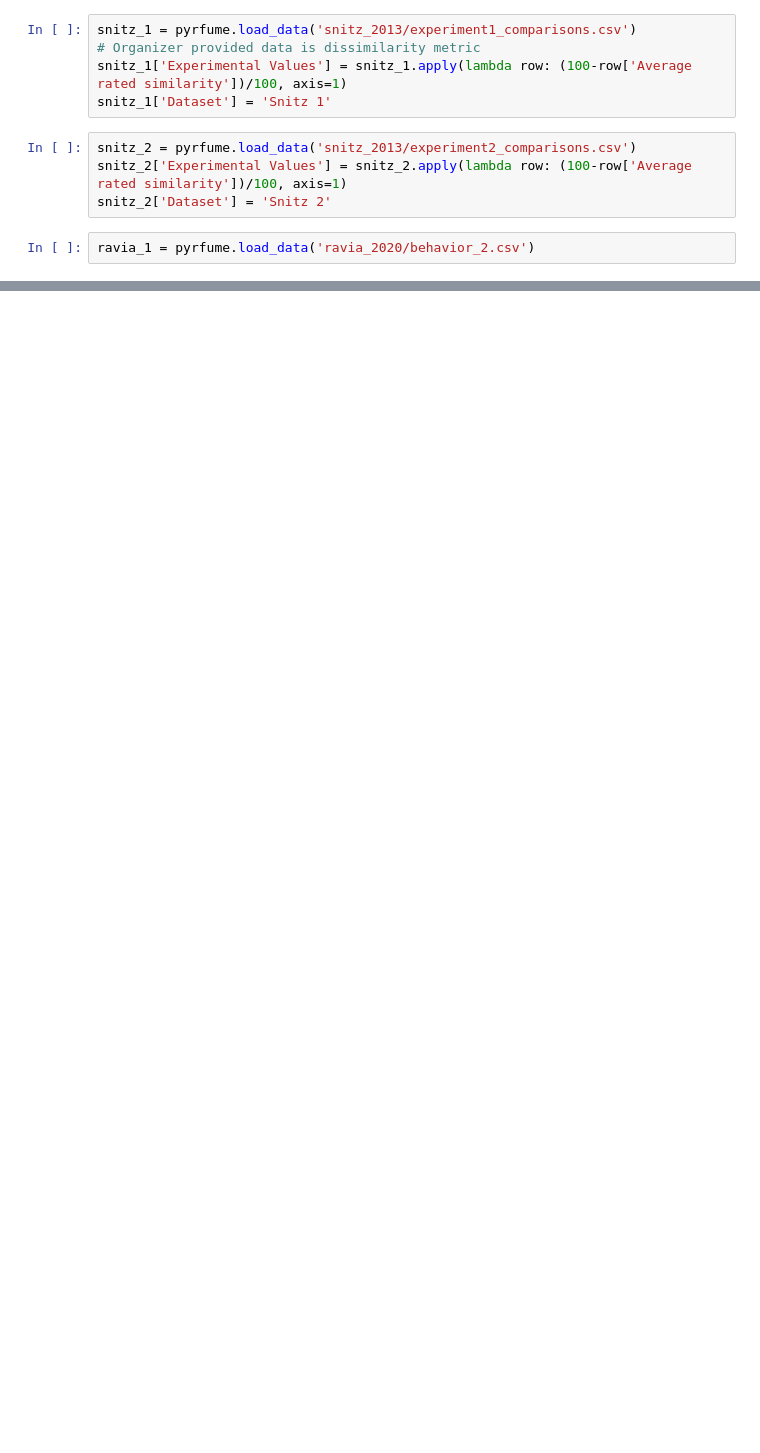
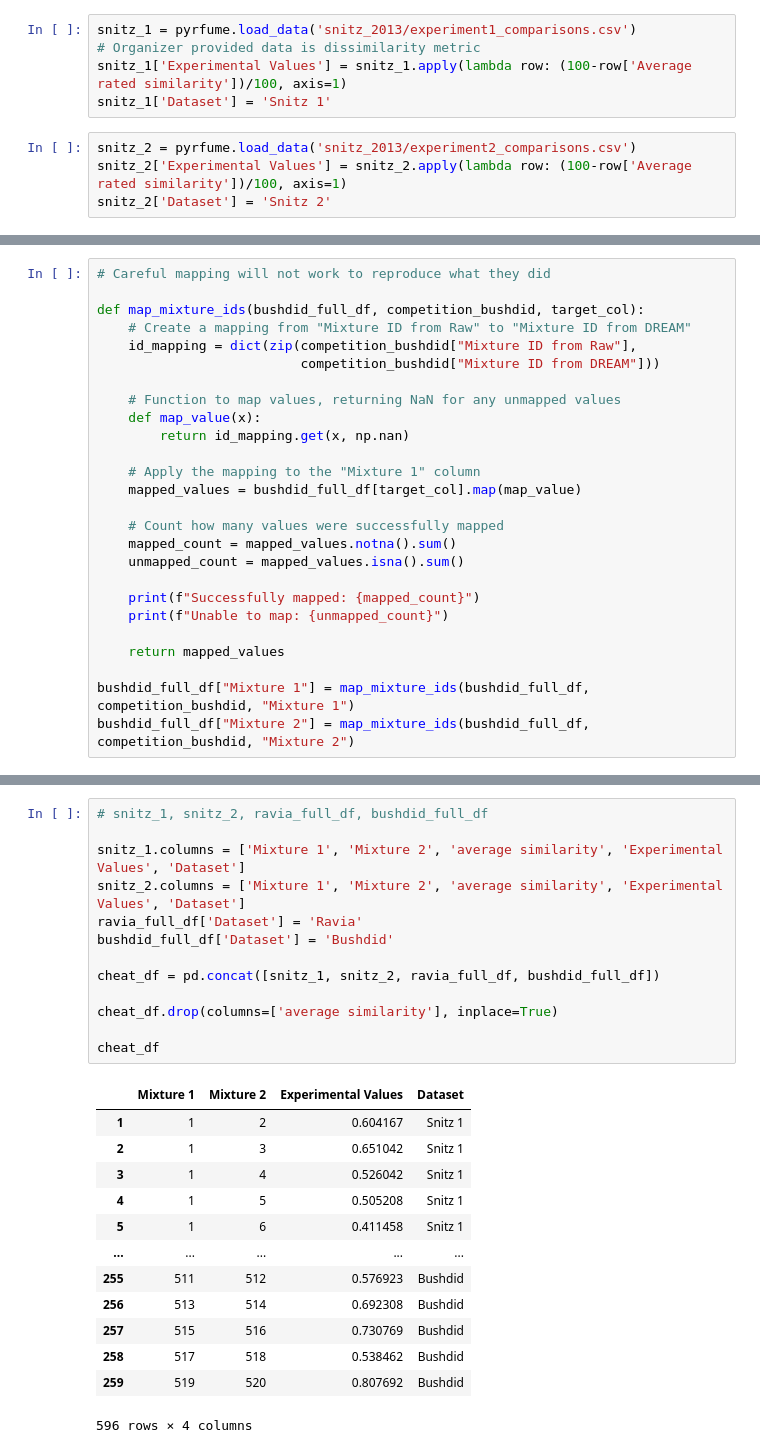
Before and after one commit to chemcognition-lab/dreamix, a Jupyter notebook: datasets/competition_leaderboard/fill_leaderboard.ipynb, the cells around one changed output, grey strips where cells are left out. Saved outputs shown, nothing was run; the diff lists cells and outputs as text; blank space fills up the shorter version.

```diff
--- a/datasets/competition_leaderboard/fill_leaderboard.ipynb
+++ b/datasets/competition_leaderboard/fill_leaderboard.ipynb
@@ -14,5 +16,3 @@ snitz_1['Dataset'] = 'Snitz 1'
 snitz_2 = pyrfume.load_data('snitz_2013/experiment2_comparisons.csv')
 snitz_2['Experimental Values'] = snitz_2.apply(lambda row: (100-row['Average rated similarity'])/100, axis=1)
 snitz_2['Dataset'] = 'Snitz 2'
-# %%
-ravia_1 = pyrfume.load_data('ravia_2020/behavior_2.csv')
@@ -191,0 +190,26 @@ ravia_2.head(4)
+# %%
+# Careful mapping will not work to reproduce what they did
+
+def map_mixture_ids(bushdid_full_df, competition_bushdid, target_col):
+    # Create a mapping from "Mixture ID from Raw" to "Mixture ID from DREAM"
+    id_mapping = dict(zip(competition_bushdid["Mixture ID from Raw"],
+                          competition_bushdid["Mixture ID from DREAM"]))
+
+    # Function to map values, returning NaN for any unmapped values
+    def map_value(x):
+        return id_mapping.get(x, np.nan)
+
+    # Apply the mapping to the "Mixture 1" column
+    mapped_values = bushdid_full_df[target_col].map(map_value)
+
+    # Count how many values were successfully mapped
+    mapped_count = mapped_values.notna().sum()
+    unmapped_count = mapped_values.isna().sum()
+
+    print(f"Successfully mapped: {mapped_count}")
+    print(f"Unable to map: {unmapped_count}")
+
+    return mapped_values
+
+bushdid_full_df["Mixture 1"] = map_mixture_ids(bushdid_full_df, competition_bushdid, "Mixture 1")
+bushdid_full_df["Mixture 2"] = map_mixture_ids(bushdid_full_df, competition_bushdid, "Mixture 2")
@@ -191,0 +225,27 @@ ravia_2.head(4)
+# %%
+# snitz_1, snitz_2, ravia_full_df, bushdid_full_df
+
+snitz_1.columns = ['Mixture 1', 'Mixture 2', 'average similarity', 'Experimental Values', 'Dataset']
+snitz_2.columns = ['Mixture 1', 'Mixture 2', 'average similarity', 'Experimental Values', 'Dataset']
+ravia_full_df['Dataset'] = 'Ravia'
+bushdid_full_df['Dataset'] = 'Bushdid'
+
+cheat_df = pd.concat([snitz_1, snitz_2, ravia_full_df, bushdid_full_df])
+
+cheat_df.drop(columns=['average similarity'], inplace=True)
+
+cheat_df
+# %% [output]
+|  | Mixture 1 | Mixture 2 | Experimental Values | Dataset |
+| 1 | 1 | 2 | 0.604167 | Snitz 1 |
+| 2 | 1 | 3 | 0.651042 | Snitz 1 |
+| 3 | 1 | 4 | 0.526042 | Snitz 1 |
+| 4 | 1 | 5 | 0.505208 | Snitz 1 |
+| 5 | 1 | 6 | 0.411458 | Snitz 1 |
+| ... | ... | ... | ... | ... |
+| 255 | 511 | 512 | 0.576923 | Bushdid |
+| 256 | 513 | 514 | 0.692308 | Bushdid |
+| 257 | 515 | 516 | 0.730769 | Bushdid |
+| 258 | 517 | 518 | 0.538462 | Bushdid |
+| 259 | 519 | 520 | 0.807692 | Bushdid |
+596 rows × 4 columns
```
Also changed, not shown: parts of 48 cells of this notebook, 5 other files.
